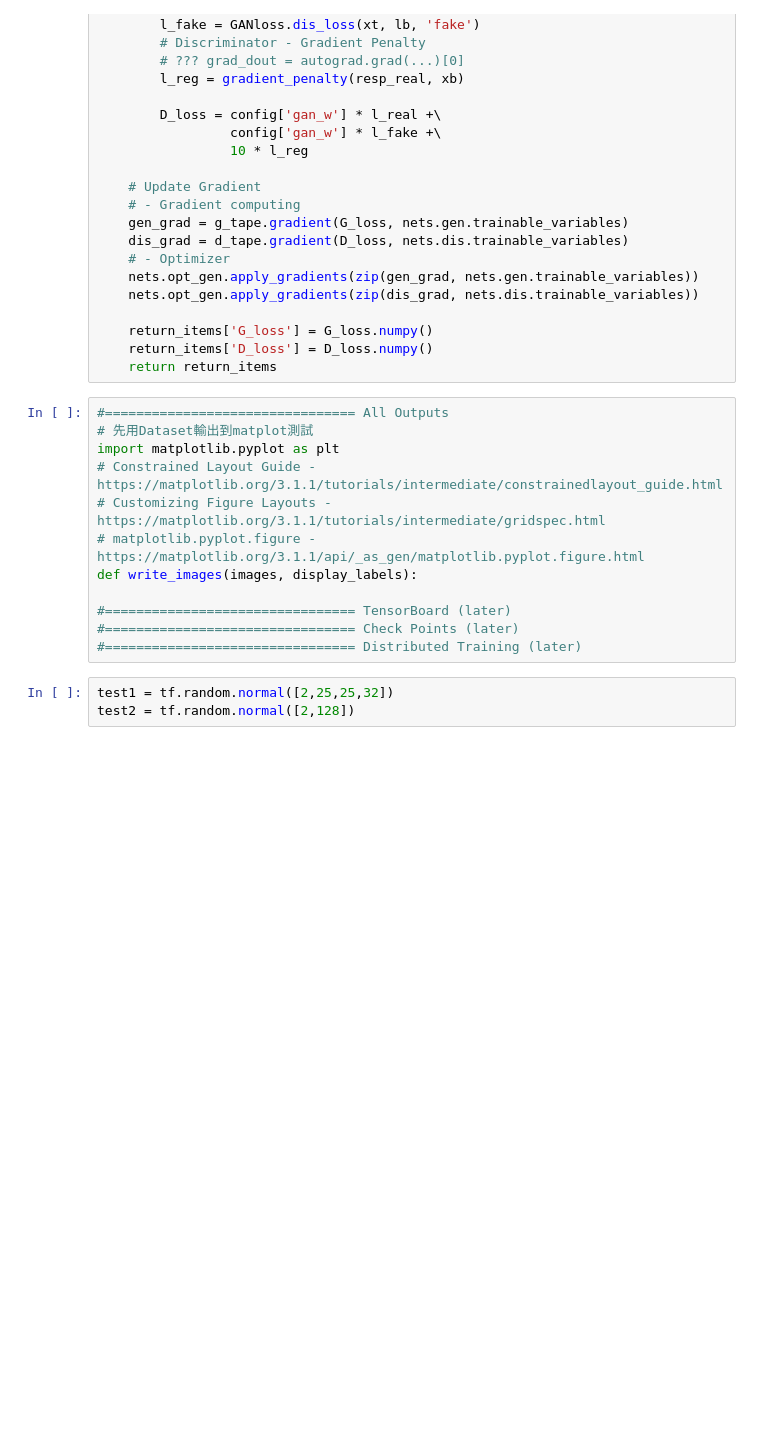
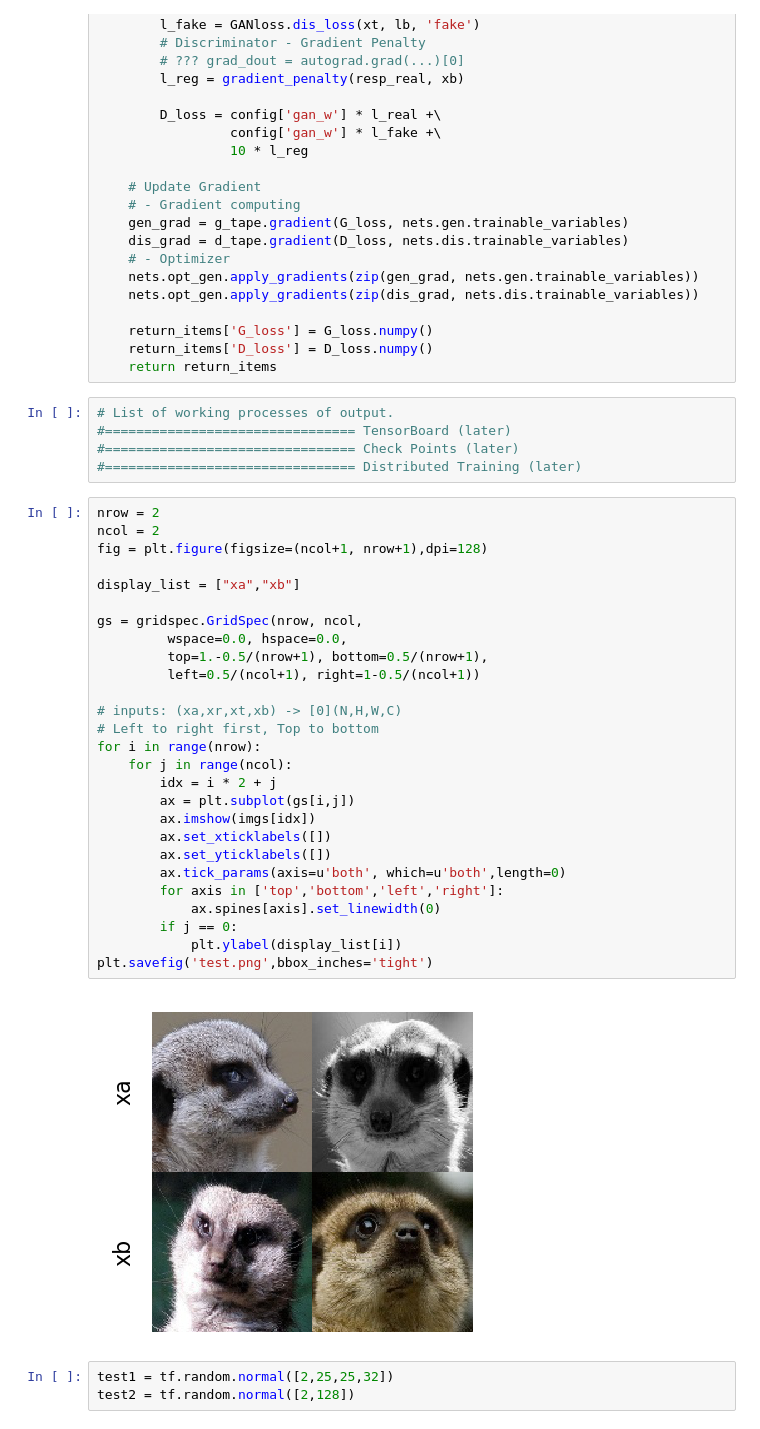
Before and after one commit to iomanker/FUNIT-TF2, a Jupyter notebook: main.ipynb, the cells around one changed output. Saved outputs shown, nothing was run; the diff lists cells and outputs as text; blank space fills up the shorter version.

Commit message:
Done with write_image function

```diff
--- a/main.ipynb
+++ b/main.ipynb
@@ -100,18 +100,40 @@ def train_step(nets,co_data,cl_data,config):
     return_items['G_loss'] = G_loss.numpy()
     return_items['D_loss'] = D_loss.numpy()
     return return_items
-# %%
-#================================ All Outputs
-# 先用Dataset輸出到matplot測試
-import matplotlib.pyplot as plt
-# Constrained Layout Guide - https://matplotlib.org/3.1.1/tutorials/intermediate/constrainedlayout_guide.html
-# Customizing Figure Layouts - https://matplotlib.org/3.1.1/tutorials/intermediate/gridspec.html
-# matplotlib.pyplot.figure - https://matplotlib.org/3.1.1/api/_as_gen/matplotlib.pyplot.figure.html
-def write_images(images, display_labels):
-
-#================================ TensorBoard (later)
-#================================ Check Points (later)
-#================================ Distributed Training (later)
+# %%
+# List of working processes of output.
+#================================ TensorBoard (later)
+#================================ Check Points (later)
+#================================ Distributed Training (later)
+# %%
+nrow = 2
+ncol = 2
+fig = plt.figure(figsize=(ncol+1, nrow+1),dpi=128)
+
+display_list = ["xa","xb"]
+
+gs = gridspec.GridSpec(nrow, ncol,
+         wspace=0.0, hspace=0.0,
+         top=1.-0.5/(nrow+1), bottom=0.5/(nrow+1),
+         left=0.5/(ncol+1), right=1-0.5/(ncol+1))
+
+# inputs: (xa,xr,xt,xb) -> [0](N,H,W,C)
+# Left to right first, Top to bottom
+for i in range(nrow):
+    for j in range(ncol):
+        idx = i * 2 + j
+        ax = plt.subplot(gs[i,j])
+        ax.imshow(imgs[idx])
+        ax.set_xticklabels([])
+        ax.set_yticklabels([])
+        ax.tick_params(axis=u'both', which=u'both',length=0)
+        for axis in ['top','bottom','left','right']:
+            ax.spines[axis].set_linewidth(0)
+        if j == 0:
+            plt.ylabel(display_list[i])
+plt.savefig('test.png',bbox_inches='tight')
+# %% [output]
+[figure, added]
 # %%
 test1 = tf.random.normal([2,25,25,32])
 test2 = tf.random.normal([2,128])
```
Also changed, not shown: parts of 1 cell of this notebook, 2 other files.
